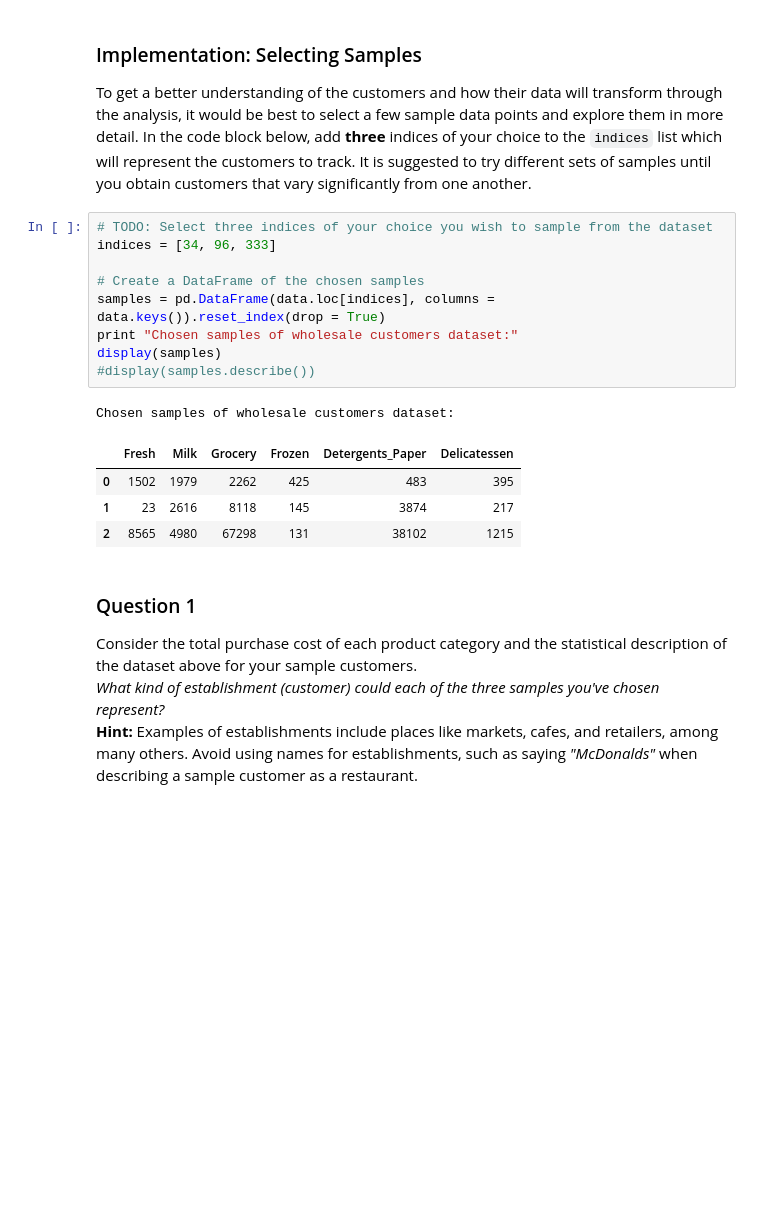
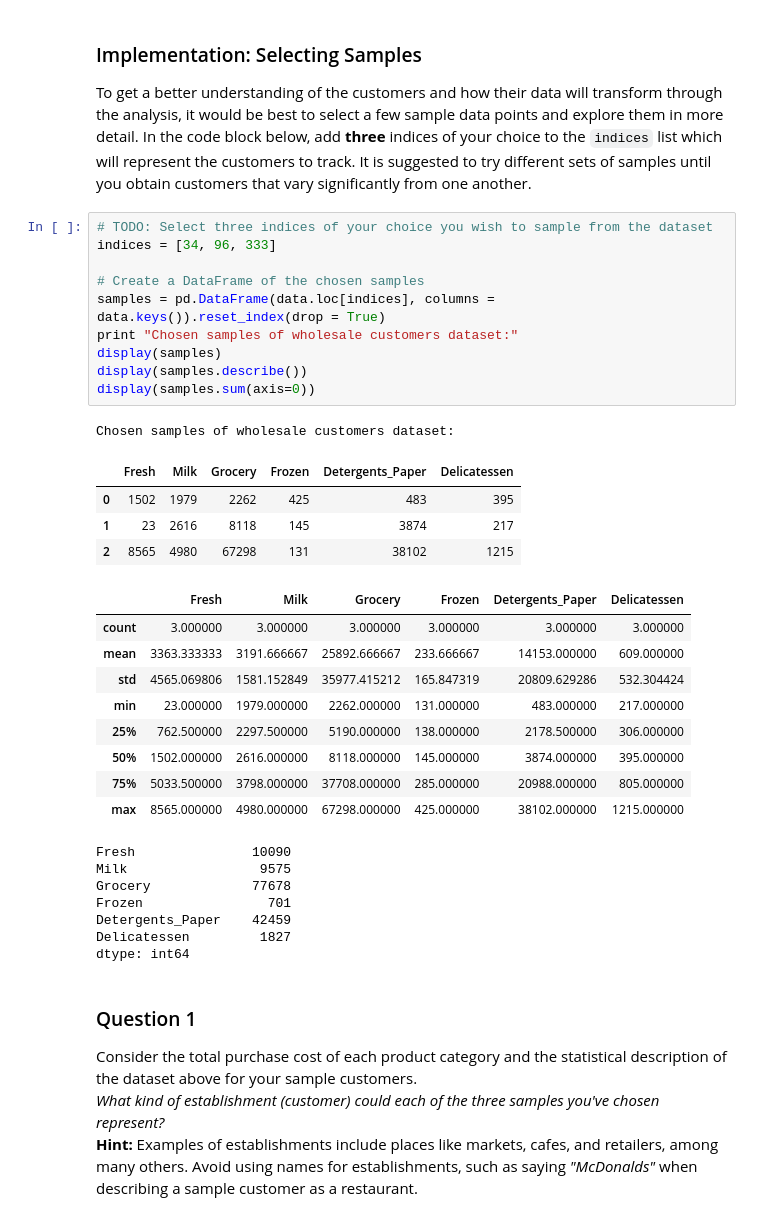
Before and after one commit to rwaithera/customer_segments, a Jupyter notebook: customer_segments/customer_segments.ipynb, the cells around one changed output. Drawn from its saved outputs; the diff is of its cells as text; blank space fills up the shorter version.

```diff
--- a/customer_segments/customer_segments.ipynb
+++ b/customer_segments/customer_segments.ipynb
@@ -61,18 +61,35 @@ To get a better understanding of the customers and how their data will transform
 # %%
 # TODO: Select three indices of your choice you wish to sample from the dataset
 indices = [34, 96, 333]
 
 # Create a DataFrame of the chosen samples
 samples = pd.DataFrame(data.loc[indices], columns = data.keys()).reset_index(drop = True)
 print "Chosen samples of wholesale customers dataset:"
 display(samples)
-#display(samples.describe())
+display(samples.describe())
+display(samples.sum(axis=0))
 # %% [output]
 Chosen samples of wholesale customers dataset:
 |  | Fresh | Milk | Grocery | Frozen | Detergents_Paper | Delicatessen |
 | 0 | 1502 | 1979 | 2262 | 425 | 483 | 395 |
 | 1 | 23 | 2616 | 8118 | 145 | 3874 | 217 |
 | 2 | 8565 | 4980 | 67298 | 131 | 38102 | 1215 |
+|  | Fresh | Milk | Grocery | Frozen | Detergents_Paper | Delicatessen |
+| count | 3.000000 | 3.000000 | 3.000000 | 3.000000 | 3.000000 | 3.000000 |
+| mean | 3363.333333 | 3191.666667 | 25892.666667 | 233.666667 | 14153.000000 | 609.000000 |
+| std | 4565.069806 | 1581.152849 | 35977.415212 | 165.847319 | 20809.629286 | 532.304424 |
+| min | 23.000000 | 1979.000000 | 2262.000000 | 131.000000 | 483.000000 | 217.000000 |
+| 25% | 762.500000 | 2297.500000 | 5190.000000 | 138.000000 | 2178.500000 | 306.000000 |
+| 50% | 1502.000000 | 2616.000000 | 8118.000000 | 145.000000 | 3874.000000 | 395.000000 |
+| 75% | 5033.500000 | 3798.000000 | 37708.000000 | 285.000000 | 20988.000000 | 805.000000 |
+| max | 8565.000000 | 4980.000000 | 67298.000000 | 425.000000 | 38102.000000 | 1215.000000 |
+Fresh               10090
+Milk                 9575
+Grocery             77678
+Frozen                701
+Detergents_Paper    42459
+Delicatessen         1827
+dtype: int64
 # %% [markdown]
 ### Question 1
 Consider the total purchase cost of each product category and the statistical description of the dataset above for your sample customers.
```
Also changed, not shown: parts of 18 cells of this notebook, 1 other file.
